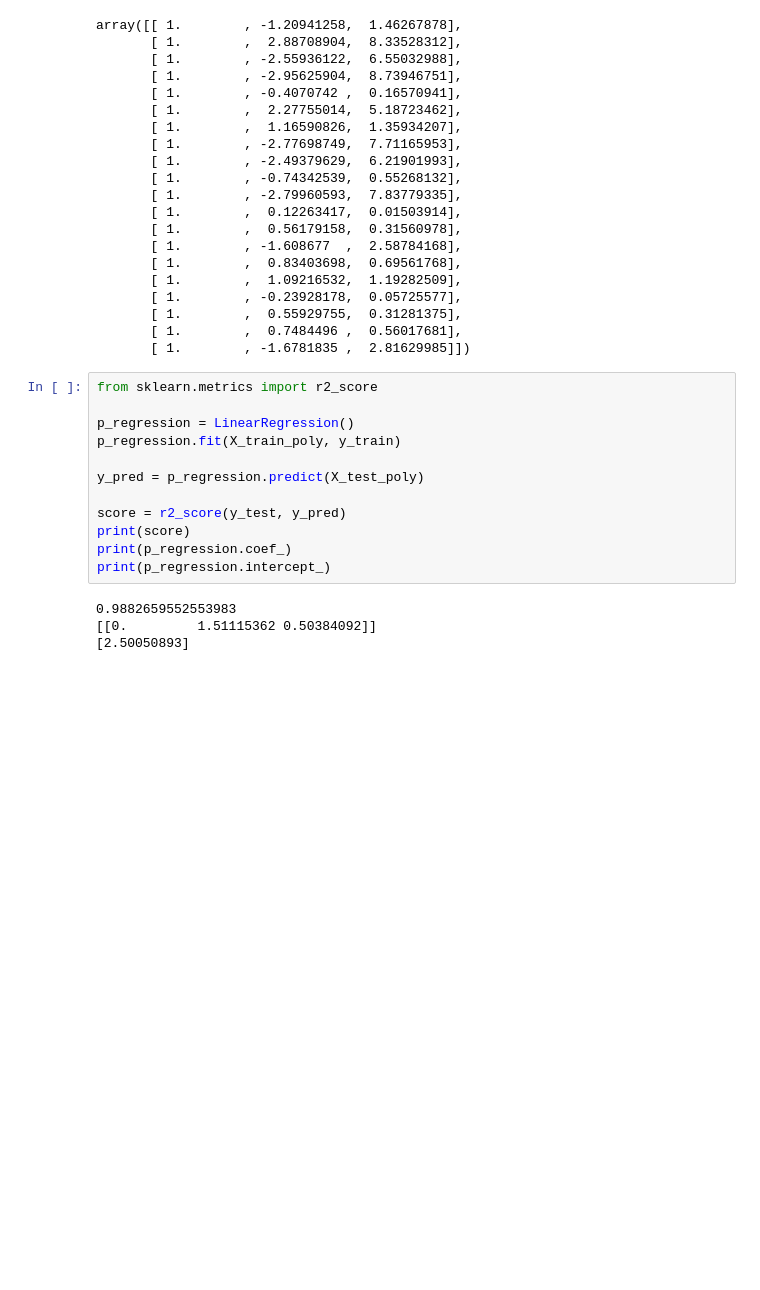
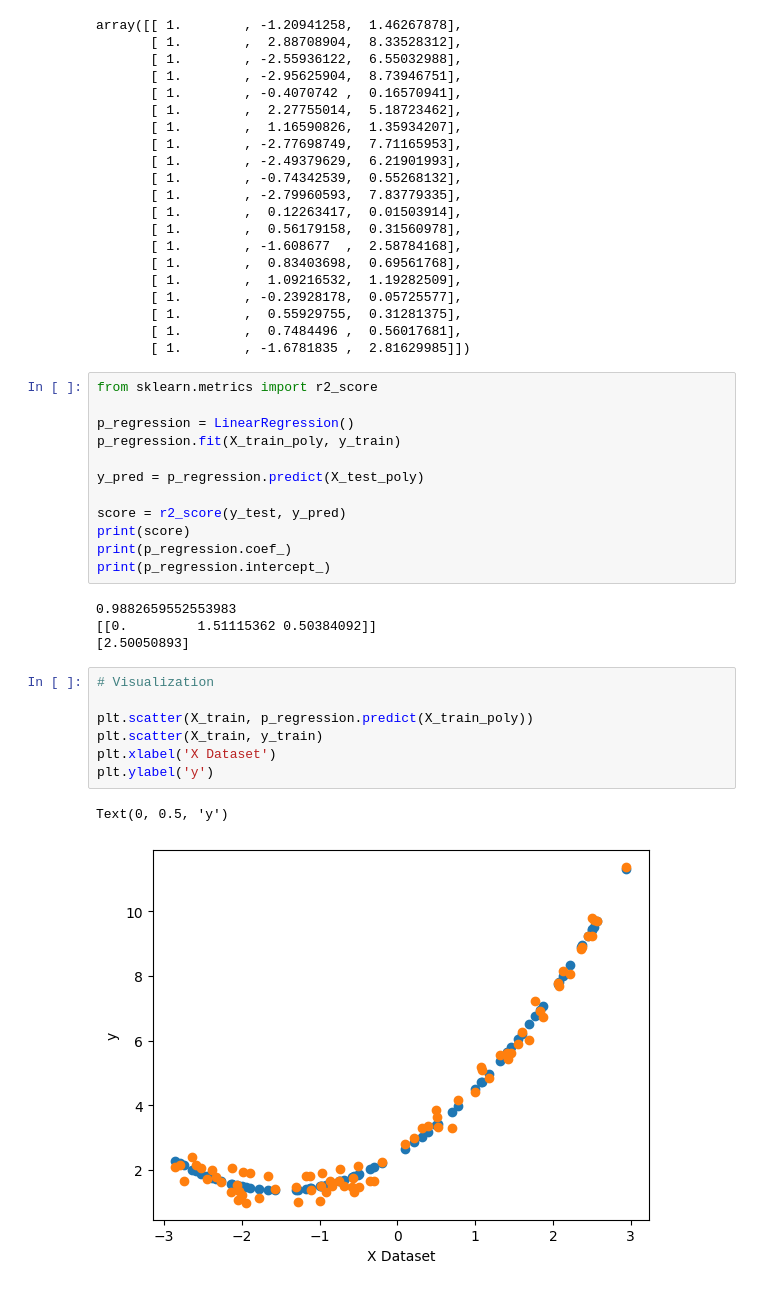
Before and after one commit to ShivamDevHere/machine-learning, a Jupyter notebook: 02-Polynomial Regression/01-main.ipynb, the cells around one changed output. Cells and saved outputs as stored; diff of their text form; blank space fills up the shorter version.

Commit message:
Plot: Polynomial Regression

```diff
--- a/02-Polynomial Regression/01-main.ipynb
+++ b/02-Polynomial Regression/01-main.ipynb
@@ -107,3 +107,13 @@ print(p_regression.intercept_)
 0.9882659552553983
 [[0.         1.51115362 0.50384092]]
 [2.50050893]
+# %%
+# Visualization
+
+plt.scatter(X_train, p_regression.predict(X_train_poly))
+plt.scatter(X_train, y_train)
+plt.xlabel('X Dataset')
+plt.ylabel('y')
+# %% [output]
+Text(0, 0.5, 'y')
+[figure, added]
```
